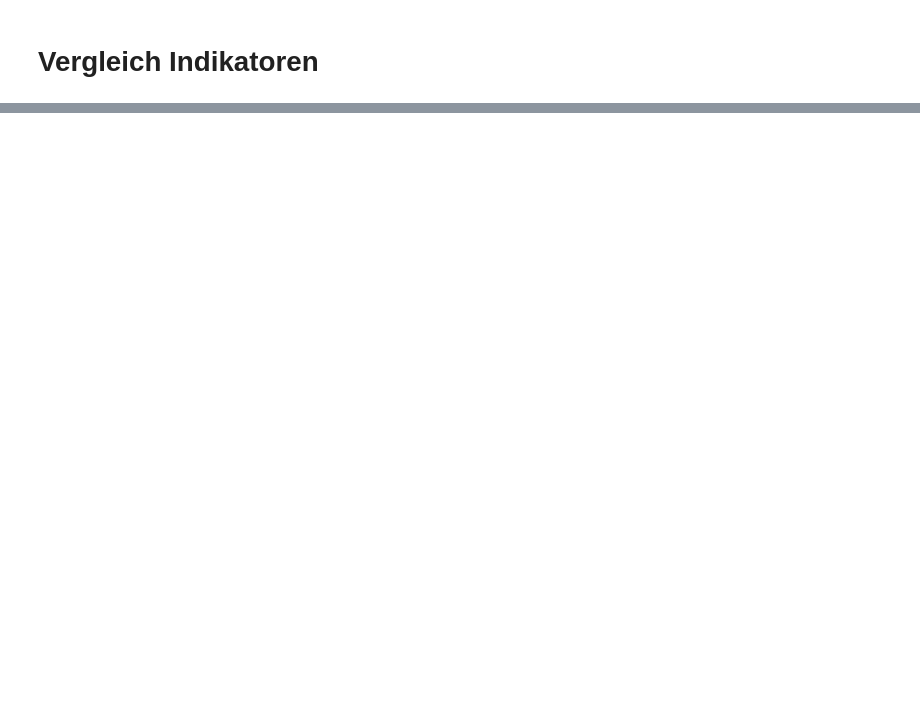
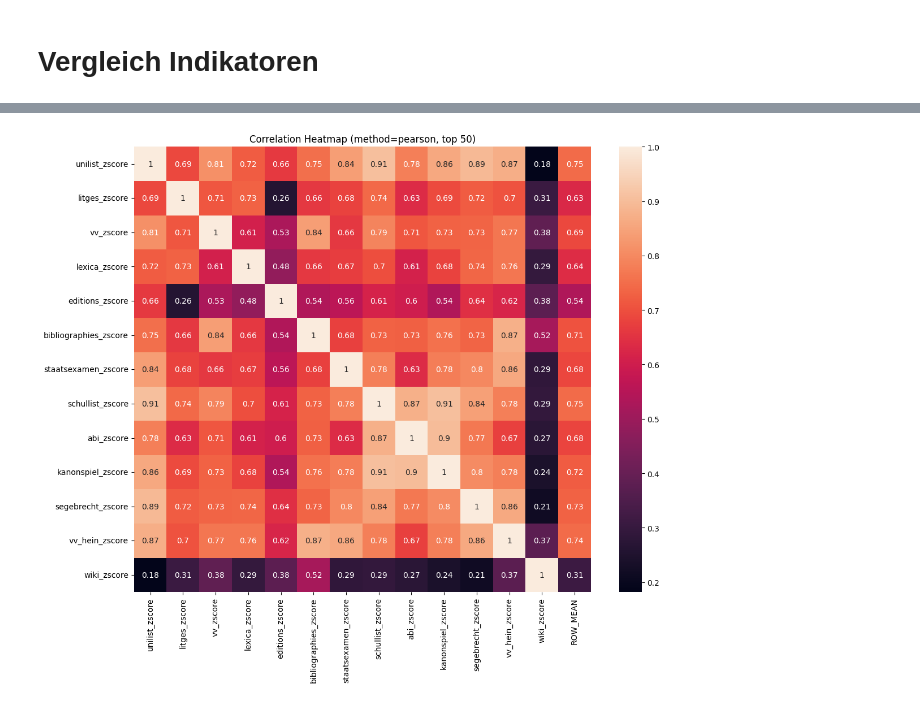
Before and after one commit to agihil/germancanon, a Jupyter notebook: notebooks/analyze_data.ipynb, the cells around one changed output, grey strips where cells are left out. Cells and saved outputs as stored; diff of their text form; code cells hidden in the pictures; blank space fills up the shorter version.

```diff
--- a/notebooks/analyze_data.ipynb
+++ b/notebooks/analyze_data.ipynb
@@ -519,0 +509,99 @@ fig.show()
+# %%
+for method, author_count in [('pearson', 50), ('pearson', 9999), ('spearman', 50), ('spearman', 9999)]:
+    # Select and z-score the relevant columns
+    selected_data = (
+        data
+        .query("canonicity_score_rank <= @author_count")
+        [[x+'_zscore' for x in all_indicator_dict.keys()]]
+        .apply(zscore)
+    )
+
+
+    # Compute correlation matrix
+    corr_results = selected_data.corr(method=method)
+
+    mask = ~np.eye(corr_results.shape[0], dtype=bool)
+    corr_results_clear = corr_results.where(mask)
+
+    mean_corr_all = (
+        corr_results_clear
+        .mean().mean()
+    )
+    mean_corr_academia = (
+        corr_results_clear
+        [[x+'_zscore' for x in academic_indicator_dict.keys()]]
+        .loc[[x+'_zscore' for x in academic_indicator_dict.keys()]]
+        .mean().mean()
+    )
+    mean_corr_other = (
+        corr_results_clear
+        [[x+'_zscore' for x in other_indicator_dict.keys()]]
+        .loc[[x+'_zscore' for x in other_indicator_dict.keys()]]
+        .mean().mean()
+    )
+    mean_corr_between = (
+        corr_results_clear
+        [[x+'_zscore' for x in academic_indicator_dict.keys()]]
+        .loc[[x+'_zscore' for x in other_indicator_dict.keys()]]
+        .mean().mean()
+    )
+    mean_corr_reclam_school = np.mean([
+        corr_results.at['editions_zscore', 'abi_zscore'],
+        corr_results.at['editions_zscore', 'schullist_zscore']
+        ])
+    mean_corr_reclam_academic = np.mean([
+        corr_results.at['editions_zscore', 'bibliographies_zscore'],
+        corr_results.at['editions_zscore', 'litges_zscore'],
+        corr_results.at['editions_zscore', 'vv_zscore'],
+        corr_results.at['editions_zscore', 'unilist_zscore'],
+        corr_results.at['editions_zscore', 'lexica_zscore'],
+        ])
+    mean_corr_school_academic = np.mean([
+        corr_results.at['abi_zscore', 'bibliographies_zscore'],
+        corr_results.at['abi_zscore', 'litges_zscore'],
+        corr_results.at['abi_zscore', 'vv_zscore'],
+        corr_results.at['abi_zscore', 'unilist_zscore'],
+        corr_results.at['abi_zscore', 'lexica_zscore'],
+
+        corr_results.at['schullist_zscore', 'bibliographies_zscore'],
+        corr_results.at['schullist_zscore', 'litges_zscore'],
+        corr_results.at['schullist_zscore', 'vv_zscore'],
+        corr_results.at['schullist_zscore', 'unilist_zscore'],
+        corr_results.at['schullist_zscore', 'lexica_zscore'],
+    ])
+    mean_corr_staatsexamen_school = np.mean([
+        corr_results.at['staatsexamen_zscore', 'abi_zscore'],
+        corr_results.at['staatsexamen_zscore', 'schullist_zscore']
+        ])
+    mean_corr_staatsexamen_academic = np.mean([
+        corr_results.at['staatsexamen_zscore', 'bibliographies_zscore'],
+        corr_results.at['staatsexamen_zscore', 'litges_zscore'],
+        corr_results.at['staatsexamen_zscore', 'vv_zscore'],
+        corr_results.at['staatsexamen_zscore', 'unilist_zscore'],
+        corr_results.at['staatsexamen_zscore', 'lexica_zscore'],
+        ])
+
+    # Compute row means and add as a new column
+    corr_with_mean = corr_results.copy()
+    corr_with_mean['ROW_MEAN'] = corr_results_clear.mean(axis=1)
+
+    # Optional: sort by row mean (comment out if not needed)
+    # corr_with_mean = corr_with_mean.sort_values('row_mean', ascending=False)
+
+    plt.figure(figsize=(12, 10))
+    sns.heatmap(corr_with_mean, annot=True)
+    plt.title(f'Correlation Heatmap (method={method}, top {author_count})')
+    plt.tight_layout()
+    plt.show()
+
+    print(f"mean corr all  : {mean_corr_all}")
+    print(f"mean corr academic within : {mean_corr_academia}")
+    print(f"mean corr other within : {mean_corr_other}")
+    print(f"mean corr academic other between : {mean_corr_between}")
+    print(f"mean corr reclam<>school : {mean_corr_reclam_school}")
+    print(f"mean corr reclam<>academic : {mean_corr_reclam_academic}")
+    print(f"mean corr academic<>school : {mean_corr_school_academic}")
+    print(f"mean corr staatsexamen<>school : {mean_corr_staatsexamen_school}")
+    print(f"mean corr staatsexamen<>academic : {mean_corr_staatsexamen_academic}")
+# %% [output]
+[figure, added]
```
Also changed, not shown: parts of 11 cells of this notebook, 1 other file.
